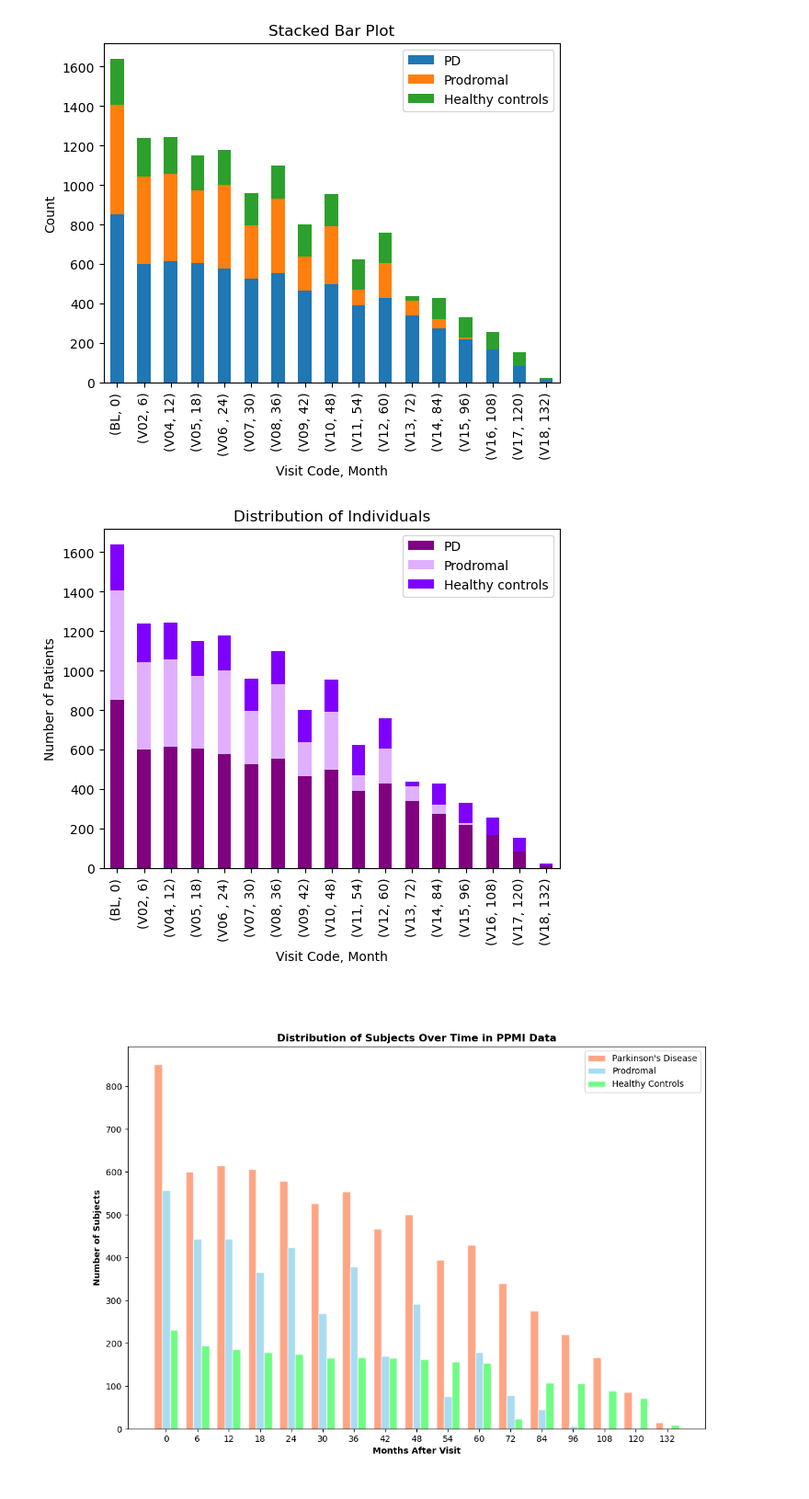
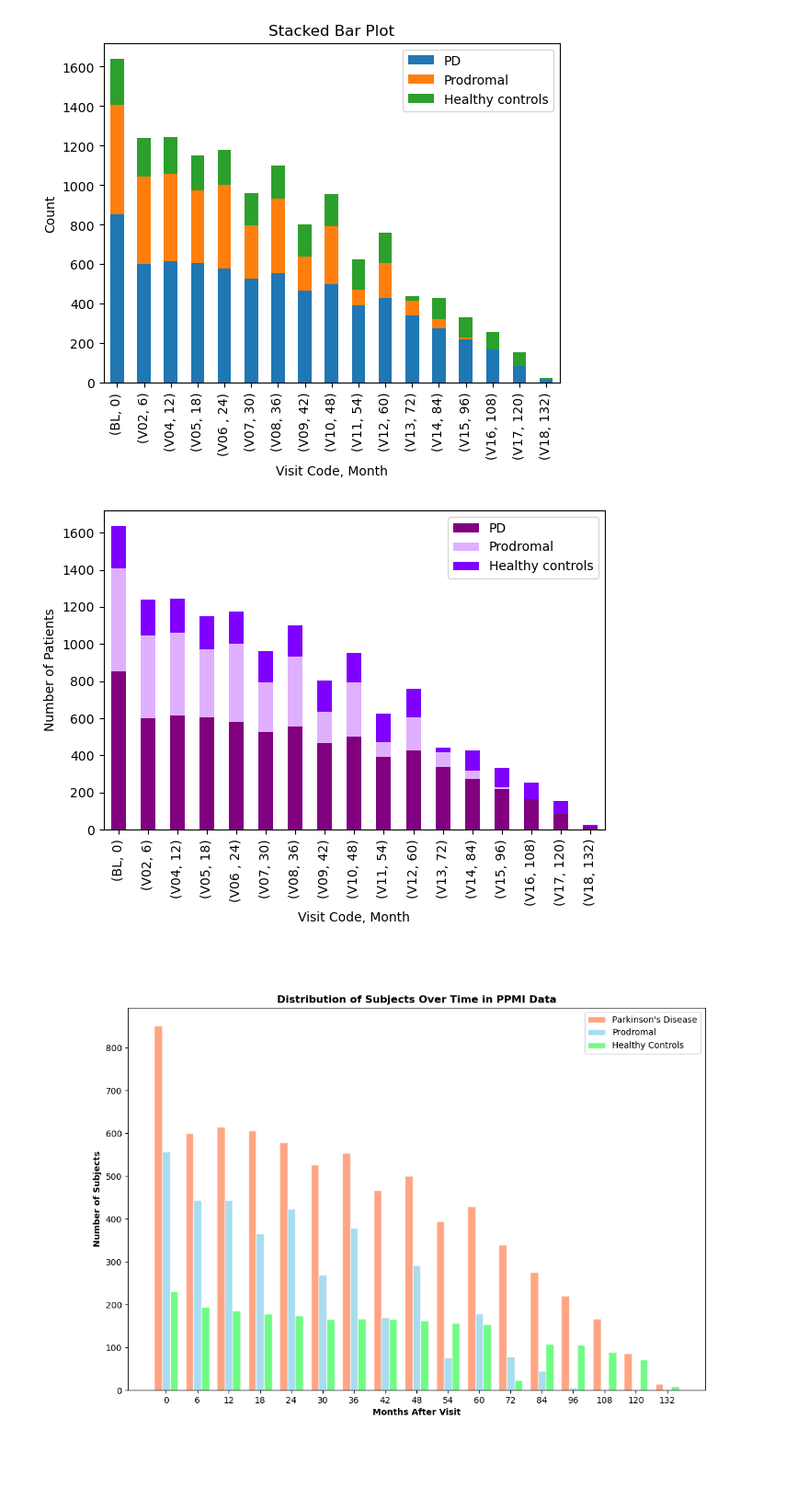
Before and after one commit to zainabnazari/ppmi, a Jupyter notebook: Draft/slide/main_slide_ppmi_notebook.ipynb, the cells around one changed output. Shown at 92% size. Cells and saved outputs as stored; diff of their text form; code cells hidden in the pictures; blank space fills up the shorter version.

Commit message:
plots added

```diff
--- a/Draft/slide/main_slide_ppmi_notebook.ipynb
+++ b/Draft/slide/main_slide_ppmi_notebook.ipynb
@@ -177,21 +173,22 @@ plt.show()
 # %%
 import matplotlib.pyplot as plt
 
 # Ensure data is numeric for plotting
 visit[['PD', 'Prodromal', 'Healthy controls']] = visit[['PD', 'Prodromal', 'Healthy controls']].apply(pd.to_numeric, errors='coerce')
 
 # Define your color palette
 colors = ["#800080", "#E0B0FF", "#7F00FF"]  # These are different shades of purple
 
 visit.set_index(['Visit Code', 'Month '])[['PD', 'Prodromal', 'Healthy controls']].plot(kind='bar', stacked=True, color=colors)
 
-plt.title('Distribution of Individuals')
+#plt.title('Distribution of Individuals')
 plt.xlabel('Visit Code, Month')
 plt.ylabel('Number of Patients')
 
-plt.show()
+plt.tight_layout()
+plt.savefig('distribution.png',  transparent=True)
 # %% [output]
-[figure, old version]
+[figure, new version]
 # %%
 Image(filename='time_subjects.png')
 # %% [output]
```
Also changed, not shown: parts of 3 cells of this notebook, 6 other files.
